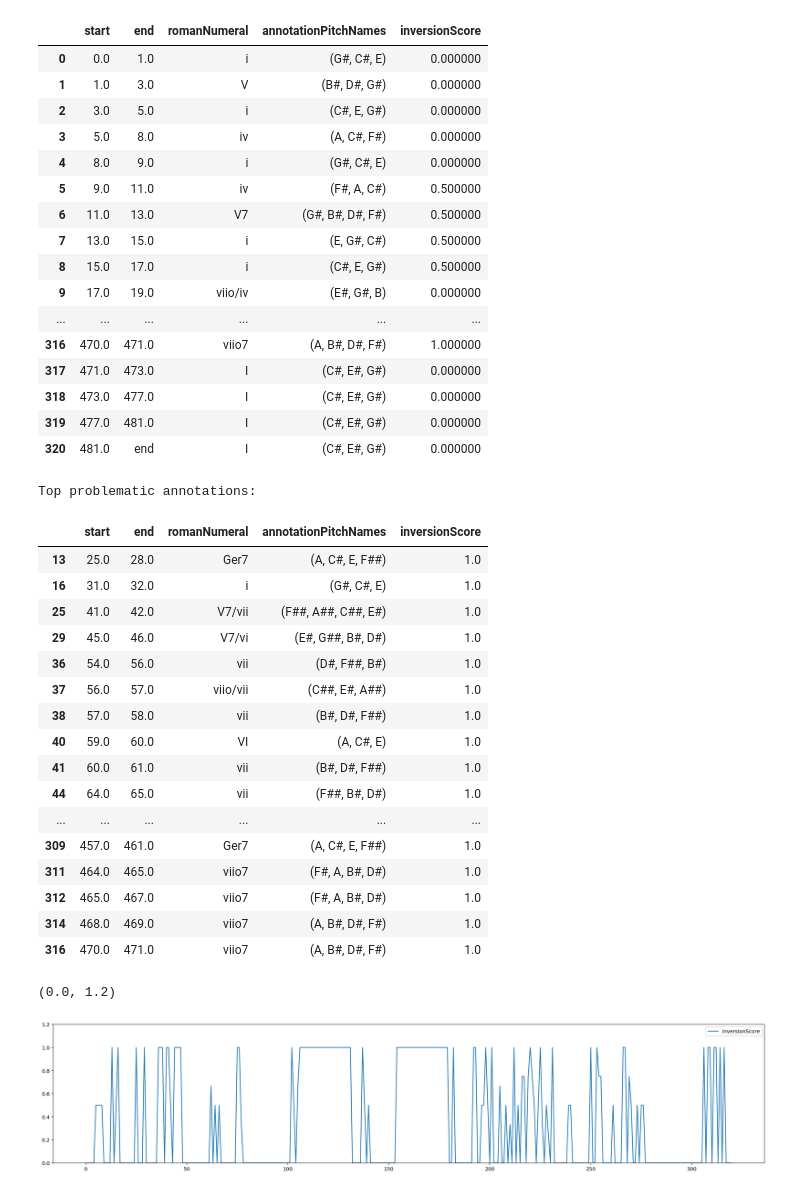
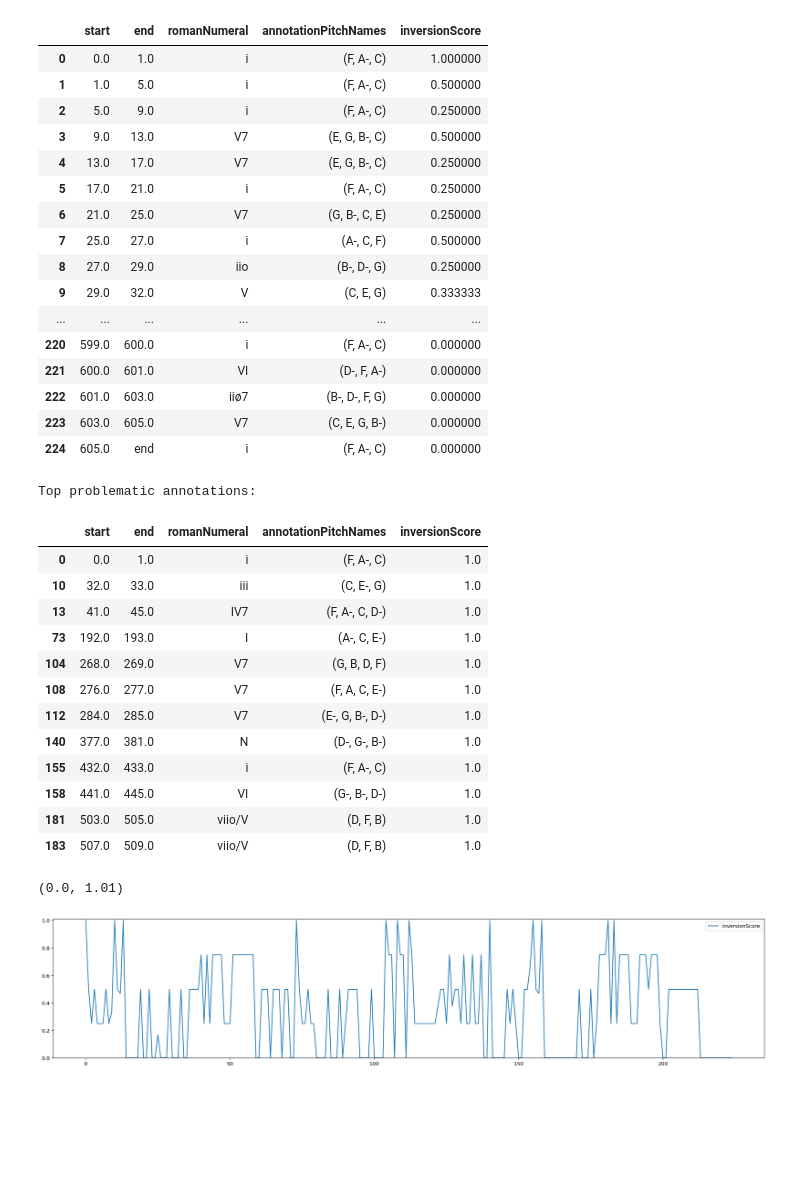
Before and after one commit to napulen/AugmentedNet, a Jupyter notebook: InversionQuality.ipynb, the cells around one changed output. Drawn from its saved outputs; the diff is of its cells as text; code cells hidden in the pictures; blank space fills up the shorter version.

```diff
--- a/InversionQuality.ipynb
+++ b/InversionQuality.ipynb
@@ -33,7 +33,7 @@ def getBassPresence(annotationRanges, s):
         ret.append(inversionScore)
     return ret
 # %%
-f = "abc-op131-1"
+f = "bps-01-op002-no1-1"
 aPath, sPath = ANNOTATIONSCOREDUPLES[f]
 # %%
 # aScore = music21.converter.parse(aPath, format="romantext").show("musicxml")
@@ -66,49 +66,45 @@ qualitydf = pd.DataFrame(qualitydfdict)
 qualitydf
 # %% [output]
 |  | start | end | romanNumeral | annotationPitchNames | inversionScore |
-| 0 | 0.0 | 1.0 | i | (G#, C#, E) | 0.000000 |
-| 1 | 1.0 | 3.0 | V | (B#, D#, G#) | 0.000000 |
-| 2 | 3.0 | 5.0 | i | (C#, E, G#) | 0.000000 |
-| 3 | 5.0 | 8.0 | iv | (A, C#, F#) | 0.000000 |
-| 4 | 8.0 | 9.0 | i | (G#, C#, E) | 0.000000 |
-| 5 | 9.0 | 11.0 | iv | (F#, A, C#) | 0.500000 |
-| 6 | 11.0 | 13.0 | V7 | (G#, B#, D#, F#) | 0.500000 |
-| 7 | 13.0 | 15.0 | i | (E, G#, C#) | 0.500000 |
-| 8 | 15.0 | 17.0 | i | (C#, E, G#) | 0.500000 |
-| 9 | 17.0 | 19.0 | viio/iv | (E#, G#, B) | 0.000000 |
+| 0 | 0.0 | 1.0 | i | (F, A-, C) | 1.000000 |
+| 1 | 1.0 | 5.0 | i | (F, A-, C) | 0.500000 |
+| 2 | 5.0 | 9.0 | i | (F, A-, C) | 0.250000 |
+| 3 | 9.0 | 13.0 | V7 | (E, G, B-, C) | 0.500000 |
+| 4 | 13.0 | 17.0 | V7 | (E, G, B-, C) | 0.250000 |
+| 5 | 17.0 | 21.0 | i | (F, A-, C) | 0.250000 |
+| 6 | 21.0 | 25.0 | V7 | (G, B-, C, E) | 0.250000 |
+| 7 | 25.0 | 27.0 | i | (A-, C, F) | 0.500000 |
+| 8 | 27.0 | 29.0 | iio | (B-, D-, G) | 0.250000 |
+| 9 | 29.0 | 32.0 | V | (C, E, G) | 0.333333 |
 | ... | ... | ... | ... | ... | ... |
-| 316 | 470.0 | 471.0 | viio7 | (A, B#, D#, F#) | 1.000000 |
-| 317 | 471.0 | 473.0 | I | (C#, E#, G#) | 0.000000 |
-| 318 | 473.0 | 477.0 | I | (C#, E#, G#) | 0.000000 |
-| 319 | 477.0 | 481.0 | I | (C#, E#, G#) | 0.000000 |
-| 320 | 481.0 | end | I | (C#, E#, G#) | 0.000000 |
+| 220 | 599.0 | 600.0 | i | (F, A-, C) | 0.000000 |
+| 221 | 600.0 | 601.0 | VI | (D-, F, A-) | 0.000000 |
+| 222 | 601.0 | 603.0 | iiø7 | (B-, D-, F, G) | 0.000000 |
+| 223 | 603.0 | 605.0 | V7 | (C, E, G, B-) | 0.000000 |
+| 224 | 605.0 | end | i | (F, A-, C) | 0.000000 |
 # %%
 print("Top problematic annotations:")
 display(qualitydf[qualitydf.inversionScore == 1.0])
 plt.figure(figsize=(25, 5))
 sns.lineplot(data=qualitydf[["inversionScore"]])
-plt.ylim(0, 1.2)
+plt.ylim(0, 1.01)
 # %% [output]
 Top problematic annotations:
 |  | start | end | romanNumeral | annotationPitchNames | inversionScore |
-| 13 | 25.0 | 28.0 | Ger7 | (A, C#, E, F##) | 1.0 |
-| 16 | 31.0 | 32.0 | i | (G#, C#, E) | 1.0 |
-| 25 | 41.0 | 42.0 | V7/vii | (F##, A##, C##, E#) | 1.0 |
-| 29 | 45.0 | 46.0 | V7/vi | (E#, G##, B#, D#) | 1.0 |
-| 36 | 54.0 | 56.0 | vii | (D#, F##, B#) | 1.0 |
-| 37 | 56.0 | 57.0 | viio/vii | (C##, E#, A##) | 1.0 |
-| 38 | 57.0 | 58.0 | vii | (B#, D#, F##) | 1.0 |
-| 40 | 59.0 | 60.0 | VI | (A, C#, E) | 1.0 |
-| 41 | 60.0 | 61.0 | vii | (B#, D#, F##) | 1.0 |
-| 44 | 64.0 | 65.0 | vii | (F##, B#, D#) | 1.0 |
-| ... | ... | ... | ... | ... | ... |
-| 309 | 457.0 | 461.0 | Ger7 | (A, C#, E, F##) | 1.0 |
-| 311 | 464.0 | 465.0 | viio7 | (F#, A, B#, D#) | 1.0 |
-| 312 | 465.0 | 467.0 | viio7 | (F#, A, B#, D#) | 1.0 |
-| 314 | 468.0 | 469.0 | viio7 | (A, B#, D#, F#) | 1.0 |
-| 316 | 470.0 | 471.0 | viio7 | (A, B#, D#, F#) | 1.0 |
+| 0 | 0.0 | 1.0 | i | (F, A-, C) | 1.0 |
+| 10 | 32.0 | 33.0 | iii | (C, E-, G) | 1.0 |
+| 13 | 41.0 | 45.0 | IV7 | (F, A-, C, D-) | 1.0 |
+| 73 | 192.0 | 193.0 | I | (A-, C, E-) | 1.0 |
+| 104 | 268.0 | 269.0 | V7 | (G, B, D, F) | 1.0 |
+| 108 | 276.0 | 277.0 | V7 | (F, A, C, E-) | 1.0 |
+| 112 | 284.0 | 285.0 | V7 | (E-, G, B-, D-) | 1.0 |
+| 140 | 377.0 | 381.0 | N | (D-, G-, B-) | 1.0 |
+| 155 | 432.0 | 433.0 | i | (F, A-, C) | 1.0 |
+| 158 | 441.0 | 445.0 | VI | (G-, B-, D-) | 1.0 |
+| 181 | 503.0 | 505.0 | viio/V | (D, F, B) | 1.0 |
+| 183 | 507.0 | 509.0 | viio/V | (D, F, B) | 1.0 |
-(0.0, 1.2)
+(0.0, 1.01)
-[figure, old version]
+[figure, new version]
 # %%
 plt.figure(figsize=(25, 5))
 sns.lineplot(data=qualitydf, x="romanNumeral", y="inversionScore")
```
Also changed, not shown: parts of 1 cell of this notebook, 2 other files.
